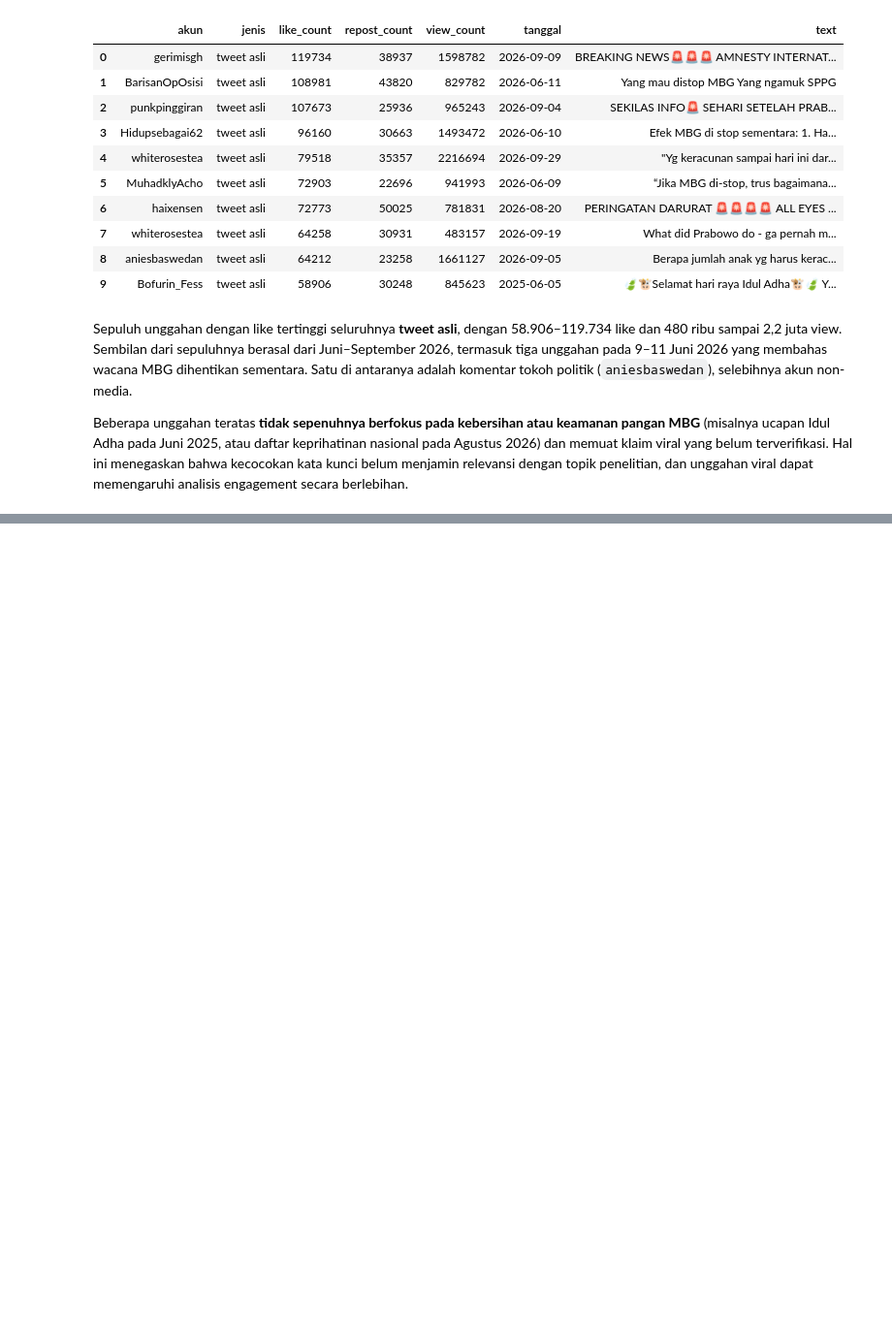
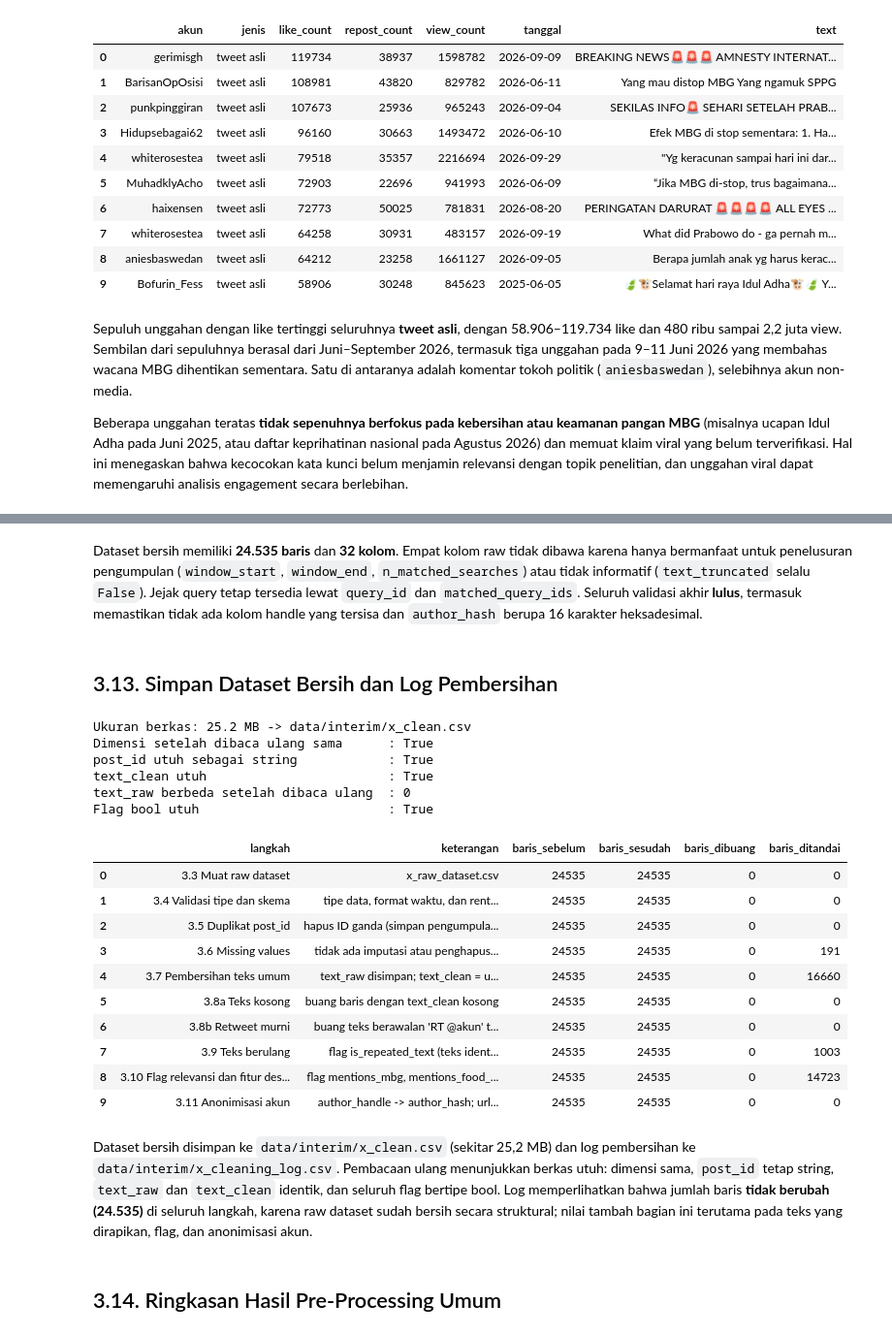
Before and after one commit to Anmedsay/mbg-social-analytics, a Jupyter notebook: x/TK2_X_Scraping_Pipeline.ipynb, the cells around one changed output, grey strips where cells are left out. Shown at 97% size. Drawn from its saved outputs; the diff is of its cells as text; code cells hidden in the pictures; blank space fills up the shorter version.

Commit message:
feat: done general pre-processing for X

```diff
--- a/x/TK2_X_Scraping_Pipeline.ipynb
+++ b/x/TK2_X_Scraping_Pipeline.ipynb
@@ -1883,0 +2023,13 @@ Beberapa unggahan teratas **tidak sepenuhnya berfokus pada kebersihan atau keama
+# %%
+# parent_post_id dan quoted_post_url kosong secara struktural; yang perlu dicatat hanya reply/quote yang ID acuannya tidak terbaca
+df["parent_missing"] = df["is_reply"] & df["parent_post_id"].isna()
+df["quoted_post_id"] = df["quoted_post_url"].str.extract(r"/status/(\d+)")[0]  # t.co dan tautan tanpa /status/ tidak memuat ID
+df["quoted_id_missing"] = df["is_quote"] & df["quoted_post_id"].isna()
+
+missing = pd.DataFrame({"jumlah_missing": df.isna().sum(), "persen": (df.isna().mean() * 100).round(2)})
+print("Kolom dengan missing value:")
+print(missing[missing["jumlah_missing"] > 0].to_string())
+print("\nReply tanpa parent_post_id (parent_missing):", int(df["parent_missing"].sum()), "dari", int(df["is_reply"].sum()), "reply")
+print("Quote tanpa ID unggahan yang dikutip (quoted_id_missing):", int(df["quoted_id_missing"].sum()), "dari", int(df["is_quote"].sum()), "quote")
+print("parent_post_id terisi pada non-reply:", int((~df["is_reply"] & df["parent_post_id"].notna()).sum()))
+catat("3.6 Missing values", "tidak ada imputasi atau penghapusan; hanya flag parent_missing dan quoted_id_missing", len(df), len(df), df["parent_missing"].sum() + df["quoted_id_missing"].sum())
@@ -1883,0 +2131,17 @@ Beberapa unggahan teratas **tidak sepenuhnya berfokus pada kebersihan atau keama
+# %%
+# Kunci: text_clean persis sama (huruf besar/kecil dibedakan). Seluruh anggota grup ditandai, termasuk kemunculan pertama.
+df["is_repeated_text"] = df["text_clean"].duplicated(keep=False)
+grup = (
+    df[df["is_repeated_text"]]
+    .groupby("text_clean")
+    .agg(jumlah=("post_id", "size"), akun_unik=("author_handle", "nunique"))
+    .sort_values("jumlah", ascending=False)
+)
+print(f"Unggahan bertanda is_repeated_text: {int(df['is_repeated_text'].sum())} ({df['is_repeated_text'].mean():.1%}) dalam {len(grup)} grup teks")
+print(f"  - grup dari satu akun            : {int((grup['akun_unik'] == 1).sum())}")
+print(f"  - grup dari dua akun atau lebih  : {int((grup['akun_unik'] > 1).sum())}")
+print("Tidak ada baris yang dibuang: teks yang sama bisa berupa kampanye atau berita berulang, dan keputusannya ditunda.")
+tampil = grup.head(8).copy()
+tampil.insert(0, "teks", tampil.index.to_series().str.slice(0, 90))
+catat("3.9 Teks berulang", "flag is_repeated_text (teks identik, akun sama maupun beda); tidak ada yang dibuang", len(df), len(df), df["is_repeated_text"].sum())
+tampil.reset_index(drop=True)
@@ -1883,0 +2340,41 @@ Beberapa unggahan teratas **tidak sepenuhnya berfokus pada kebersihan atau keama
+# %% [markdown]
+Dataset bersih memiliki **24.535 baris** dan **32 kolom**. Empat kolom raw tidak dibawa karena hanya bermanfaat untuk penelusuran pengumpulan (`window_start`, `window_end`, `n_matched_searches`) atau tidak informatif (`text_truncated` selalu `False`). Jejak query tetap tersedia lewat `query_id` dan `matched_query_ids`. Seluruh validasi akhir **lulus**, termasuk memastikan tidak ada kolom handle yang tersisa dan `author_hash` berupa 16 karakter heksadesimal.
+# %% [markdown]
+## 3.13. Simpan Dataset Bersih dan Log Pembersihan
+# %%
+clean.to_csv(PP_CLEAN_CSV, index=False, encoding="utf-8", lineterminator="\n")
+log_df = pd.DataFrame(cleaning_log)
+log_df.to_csv(PP_LOG_CSV, index=False, encoding="utf-8")
+
+# Baca ulang untuk memastikan berkas hasil tulis utuh
+cek = pd.read_csv(PP_CLEAN_CSV, dtype={"post_id": str, "parent_post_id": str, "quoted_post_id": str})
+print("Ukuran berkas:", round(PP_CLEAN_CSV.stat().st_size / 1e6, 1), "MB ->", PP_CLEAN_CSV.relative_to(PP_BASE))
+print("Dimensi setelah dibaca ulang sama      :", cek.shape == clean.shape)
+print("post_id utuh sebagai string            :", bool((cek["post_id"].values == clean["post_id"].values).all()))
+print("text_clean utuh                        :", bool((cek["text_clean"].values == clean["text_clean"].values).all()))
+n_beda_raw = int((cek["text_raw"].values != clean["text_raw"].values).sum())
+print("text_raw berbeda setelah dibaca ulang  :", n_beda_raw, "(baris dengan karakter kontrol \\r)" if n_beda_raw else "")
+print("Flag bool utuh                         :", all(bool((cek[c] == clean[c]).all()) for c in bool_cols))
+log_df
+# %% [output]
+Ukuran berkas: 25.2 MB -> data/interim/x_clean.csv
+Dimensi setelah dibaca ulang sama      : True
+post_id utuh sebagai string            : True
+text_clean utuh                        : True
+text_raw berbeda setelah dibaca ulang  : 0
+Flag bool utuh                         : True
+|  | langkah | keterangan | baris_sebelum | baris_sesudah | baris_dibuang | baris_ditandai |
+| 0 | 3.3 Muat raw dataset | x_raw_dataset.csv | 24535 | 24535 | 0 | 0 |
+| 1 | 3.4 Validasi tipe dan skema | tipe data, format waktu, dan rent... | 24535 | 24535 | 0 | 0 |
+| 2 | 3.5 Duplikat post_id | hapus ID ganda (simpan pengumpula... | 24535 | 24535 | 0 | 0 |
+| 3 | 3.6 Missing values | tidak ada imputasi atau penghapus... | 24535 | 24535 | 0 | 191 |
+| 4 | 3.7 Pembersihan teks umum | text_raw disimpan; text_clean = u... | 24535 | 24535 | 0 | 16660 |
+| 5 | 3.8a Teks kosong | buang baris dengan text_clean kosong | 24535 | 24535 | 0 | 0 |
+| 6 | 3.8b Retweet murni | buang teks berawalan 'RT @akun' t... | 24535 | 24535 | 0 | 0 |
+| 7 | 3.9 Teks berulang | flag is_repeated_text (teks ident... | 24535 | 24535 | 0 | 1003 |
+| 8 | 3.10 Flag relevansi dan fitur des... | flag mentions_mbg, mentions_food_... | 24535 | 24535 | 0 | 14723 |
+| 9 | 3.11 Anonimisasi akun | author_handle -> author_hash; url... | 24535 | 24535 | 0 | 0 |
+# %% [markdown]
+Dataset bersih disimpan ke `data/interim/x_clean.csv` (sekitar 25,2 MB) dan log pembersihan ke `data/interim/x_cleaning_log.csv`. Pembacaan ulang menunjukkan berkas utuh: dimensi sama, `post_id` tetap string, `text_raw` dan `text_clean` identik, dan seluruh flag bertipe bool. Log memperlihatkan bahwa jumlah baris **tidak berubah (24.535)** di seluruh langkah, karena raw dataset sudah bersih secara struktural; nilai tambah bagian ini terutama pada teks yang dirapikan, flag, dan anonimisasi akun.
+# %% [markdown]
+## 3.14. Ringkasan Hasil Pre-Processing Umum
```
Also changed, not shown: parts of 42 cells of this notebook, 2 other files.
